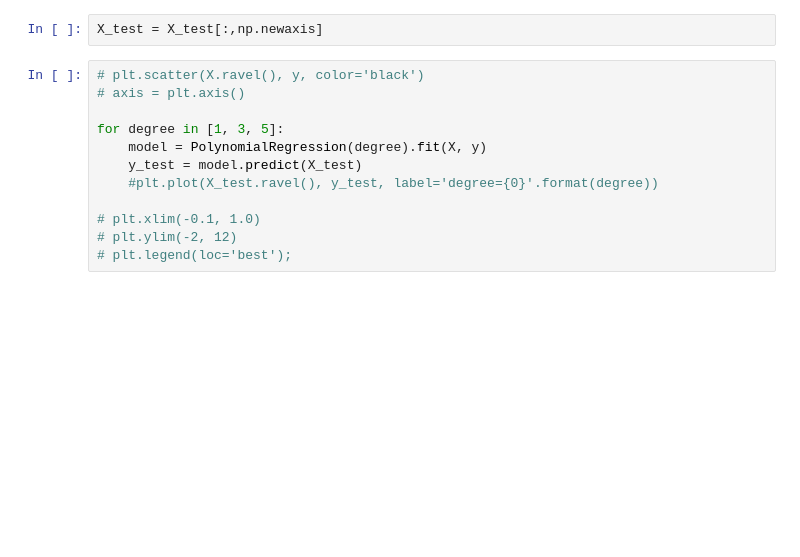
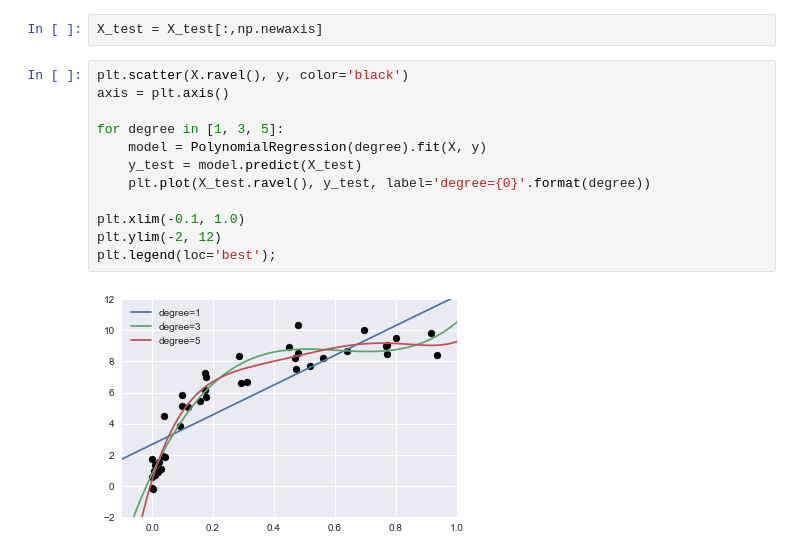
Before and after one commit to edyoda/data-science-ml-foundation-10, a Jupyter notebook: New - 21 Hyperparameters and Model Validation.ipynb, the cells around one changed output. Drawn from its saved outputs; the diff is of its cells as text; blank space fills up the shorter version.

```diff
--- a/New - 21 Hyperparameters and Model Validation.ipynb
+++ b/New - 21 Hyperparameters and Model Validation.ipynb
@@ -267,14 +283,16 @@ X_test = np.linspace(-0.1, 1.1, 500)
 # %%
 X_test = X_test[:,np.newaxis]
 # %%
-# plt.scatter(X.ravel(), y, color='black')
-# axis = plt.axis()
+plt.scatter(X.ravel(), y, color='black')
+axis = plt.axis()
 
 for degree in [1, 3, 5]:
     model = PolynomialRegression(degree).fit(X, y)
     y_test = model.predict(X_test)
-    #plt.plot(X_test.ravel(), y_test, label='degree={0}'.format(degree))
+    plt.plot(X_test.ravel(), y_test, label='degree={0}'.format(degree))
 
-# plt.xlim(-0.1, 1.0)
-# plt.ylim(-2, 12)
-# plt.legend(loc='best');
+plt.xlim(-0.1, 1.0)
+plt.ylim(-2, 12)
+plt.legend(loc='best');
+# %% [output]
+[figure, added]
```
Also changed, not shown: parts of 3 cells of this notebook, 3 other files.
